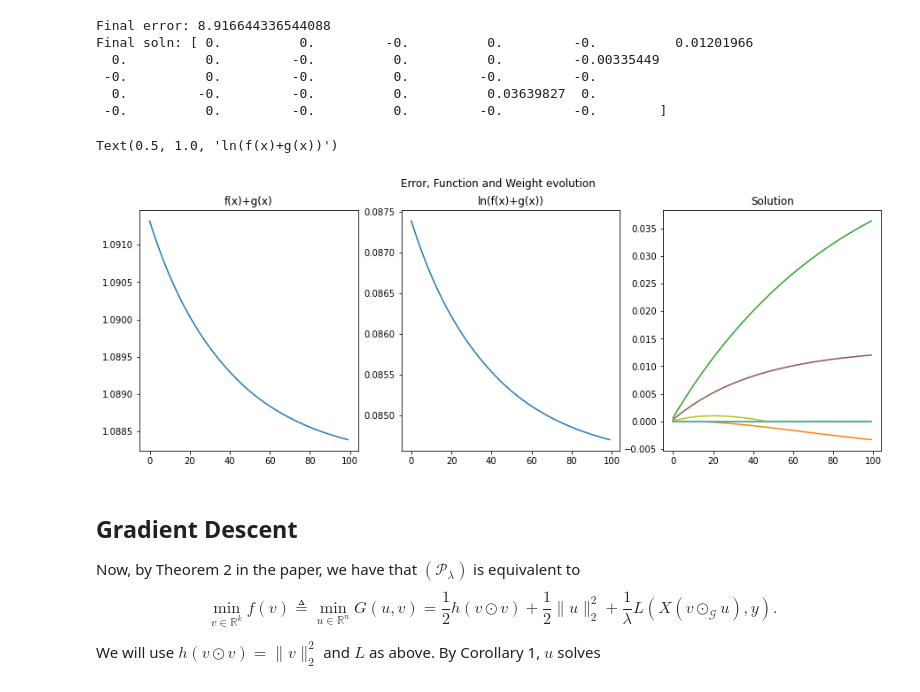
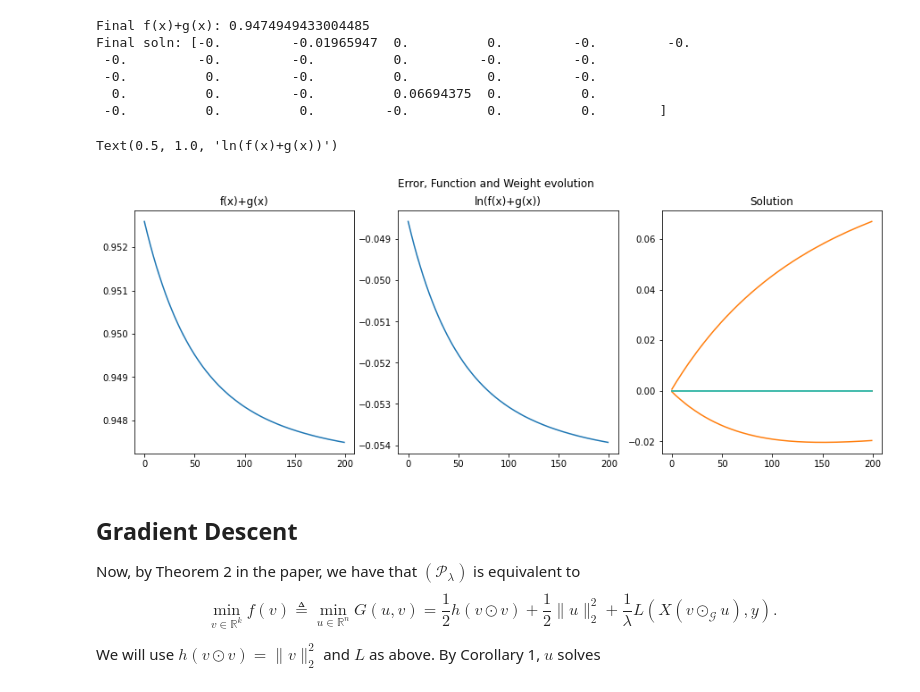
Before and after one commit to icheltso/NONCVX, a Jupyter notebook: CODED_NONCVX.ipynb, the cells around one changed output. Saved outputs shown, nothing was run; the diff lists cells and outputs as text; code cells hidden in the pictures.

```diff
--- a/CODED_NONCVX.ipynb
+++ b/CODED_NONCVX.ipynb
@@ -41,7 +42,8 @@ def funcreg(A,x,y,lam):
     return fxgx
 # %%
 #Implement thresh/prox function for g(x) = ||1||_1
-def prox(x,omg): return np.sign(x) * np.maximum(np.abs(x)-omg,0)
+def prox(x,omg):
+    return np.sign(x) * np.maximum(np.abs(x)-omg,0)
 
 features = 10;
 samples = 30;
@@ -52,39 +57,39 @@ lam = .9 * np.max( A.T @ y )
 # %%
 #Implement Forward Backward alg
 #initialize x_0 = 0
 x = np.zeros(samples)
-niter = 100
+niter = 200
 xtemp = np.zeros((samples,niter))
 errvec = np.zeros(niter)
 funcvec = np.zeros(niter)
 omg = .1/np.linalg.norm(A)
 for i in range(niter):
     x = prox(x - (omg/lam)*(np.dot(np.matmul(A.T,A),x) - np.dot(A.T,y)),omg)
     xtemp[:,i] = x
     errvec[i] = errL2(A,x,y)
     funcvec[i] = funcreg(A,x,y,lam)
 
 
-print("Final error:", errvec[-1])
+print("Final f(x)+g(x):", funcvec[-1])
 print("Final soln:", x)
 
 fig, axs = plt.subplots(1,3, figsize=(15,5))
 fig.suptitle('Error, Function and Weight evolution')
 axs[0].plot(funcvec.T);
 axs[0].set_title('f(x)+g(x)')
 axs[2].plot(xtemp.T);
 axs[2].set_title('Solution')
 axs[1].plot(np.log(funcvec.T));
 axs[1].set_title('ln(f(x)+g(x))')
 # %% [output]
-Final error: 8.916644336544088
-Final soln: [ 0.          0.         -0.          0.         -0.          0.01201966
-  0.          0.         -0.          0.          0.         -0.00335449
- -0.          0.         -0.          0.         -0.         -0.
-  0.         -0.         -0.          0.          0.03639827  0.
- -0.          0.         -0.          0.         -0.         -0.        ]
+Final f(x)+g(x): 0.9474949433004485
+Final soln: [-0.         -0.01965947  0.          0.         -0.         -0.
+ -0.         -0.         -0.          0.         -0.         -0.
+ -0.          0.         -0.          0.          0.         -0.
+  0.          0.         -0.          0.06694375  0.          0.
+ -0.          0.          0.         -0.          0.          0.        ]
 Text(0.5, 1.0, 'ln(f(x)+g(x))')
-[figure, old version]
+[figure, new version]
 # %% [markdown]
 ## Gradient Descent
 Now, by Theorem 2 in the paper, we have that $(\mathcal{P}_\lambda)$ is equivalent to
```
Also changed, not shown: parts of 22 cells of this notebook.
